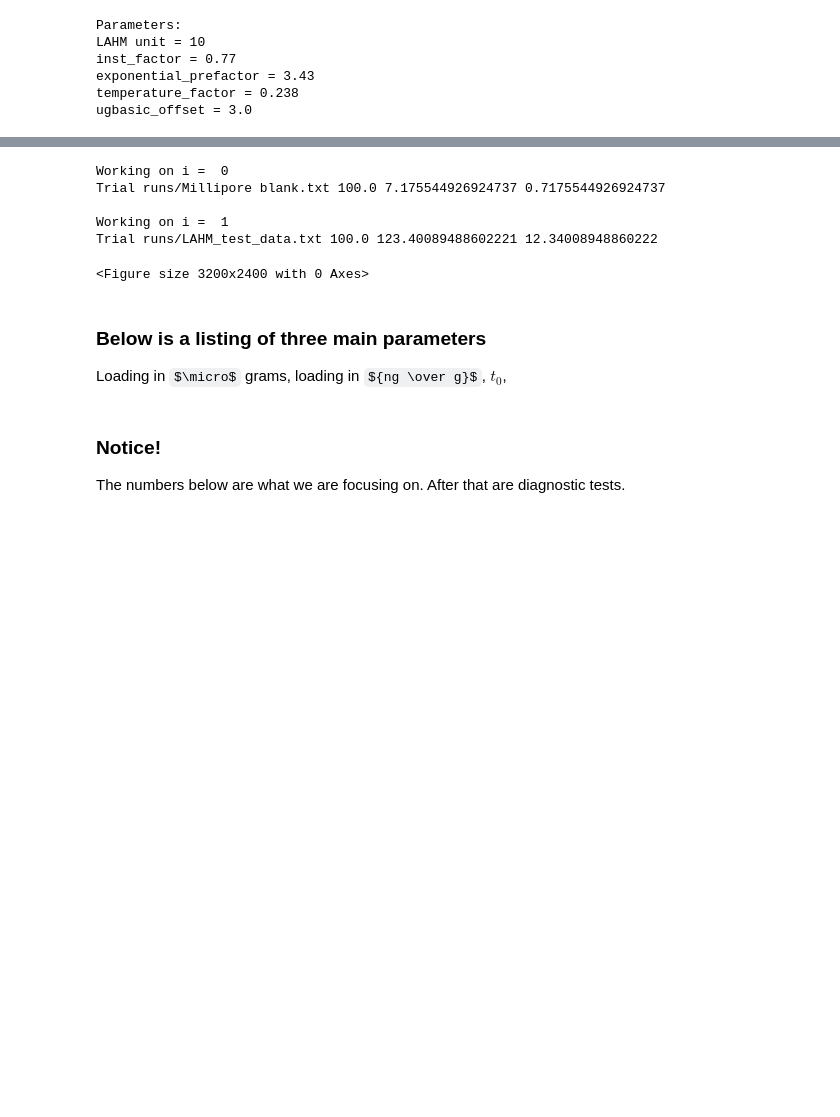
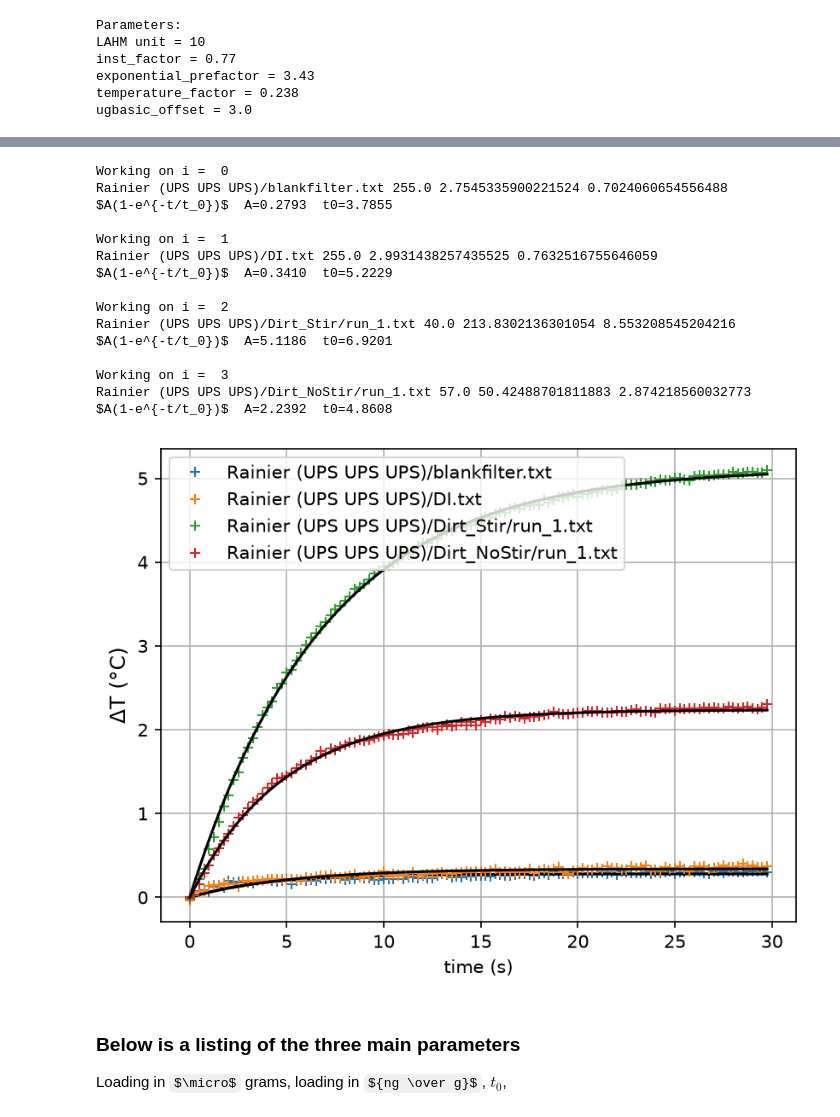
Before and after one commit to upschemistry/LAI_in_snow, a Jupyter notebook: LAHM/LAHM_analysis.ipynb, the cells around one changed output, grey strips where cells are left out. Cells and saved outputs as stored; diff of their text form; code cells hidden in the pictures; some formulas as TeX source; blank space fills up the shorter version.

```diff
--- a/LAHM/LAHM_analysis.ipynb
+++ b/LAHM/LAHM_analysis.ipynb
@@ -118,7 +119,7 @@ Trial runs/LAHM_test_data.txt
 #makes Delta T graph
 ## Loops through file list and graphs
 #True = want to see every graph
-graphs = False
+graphs = True
 
 A_array = np.zeros(number)
 t0_array = np.zeros(number)
@@ -127,7 +128,7 @@ t01_array = np.zeros(number)
 A2_array = np.zeros(number)
 t02_array = np.zeros(number)
 theorylabel_List = []
-plt.figure(dpi=500)
+plt.figure(dpi=150)
 
 for i in range(number):
 
@@ -147,42 +148,49 @@ for i in range(number):
     t0_array[i]=params[1]
 
     # # Do a 4-parameter fit
     # params2, params2_covariance = optimize.curve_fit(test_func2, time_expt, Temp_expt, p0=[2, 5, 2 ,5], bounds=(0, 100))
     # A1_array[i]=params2[0]
     # t01_array[i]=params2[1]
     # A2_array[i]=params2[2]
     # t02_array[i]=params2[3]
 
     if graphs:
         theory = LL.test_func(time_expt,params[0],params[1])
         # theory2 = LL.test_func2(time_expt,params2[0],params2[1],params2[2],params2[3])
         exptlabel = mylabel_List[i]
 
         # plt.figure(dpi=200)
         plt.plot(time_expt,Temp_expt,'+',label=exptlabel)
         theorylabel = '$A(1-e^{-t/t_0})$'+'  A='+str(params[0])[0:6]+'  t0='+str(params[1])[0:6]
         print(theorylabel)
         theorylabel_List.append(theorylabel)
         plt.plot(time_expt,theory, color= 'black')
         # plt.plot(time_expt,theory2, color= 'black',alpha=.5)
         plt.ylabel(r'$\Delta$T ($\degree$C)',fontsize=fontsize)
         plt.xlabel('time (s)')
         plt.legend()
         plt.grid(True)
 plt.show()
 # %% [output]
 Working on i =  0
-Trial runs/Millipore blank.txt 100.0 7.175544926924737 0.7175544926924737
+Rainier (UPS UPS UPS)/blankfilter.txt 255.0 2.7545335900221524 0.7024060654556488
+$A(1-e^{-t/t_0})$  A=0.2793  t0=3.7855
 
 Working on i =  1
-Trial runs/LAHM_test_data.txt 100.0 123.40089488602221 12.34008948860222
+Rainier (UPS UPS UPS)/DI.txt 255.0 2.9931438257435525 0.7632516755646059
+$A(1-e^{-t/t_0})$  A=0.3410  t0=5.2229
+
+Working on i =  2
+Rainier (UPS UPS UPS)/Dirt_Stir/run_1.txt 40.0 213.8302136301054 8.553208545204216
+$A(1-e^{-t/t_0})$  A=5.1186  t0=6.9201
+
+Working on i =  3
+Rainier (UPS UPS UPS)/Dirt_NoStir/run_1.txt 57.0 50.42488701811883 2.874218560032773
+$A(1-e^{-t/t_0})$  A=2.2392  t0=4.8608
-<Figure size 3200x2400 with 0 Axes>
+[figure, added]
 # %% [markdown]
-### Below is a listing of three main parameters
+### Below is a listing of the three main parameters
 Loading in $\micro$ grams, loading in ${ng \over g}$, $t_0$,
-# %% [markdown]
-### Notice!
-The numbers below are what we are focusing on. After that are diagnostic tests.
 # %%
 print('')
 print('Results:')
```
Also changed, not shown: parts of 5 cells of this notebook, 4 other files.
